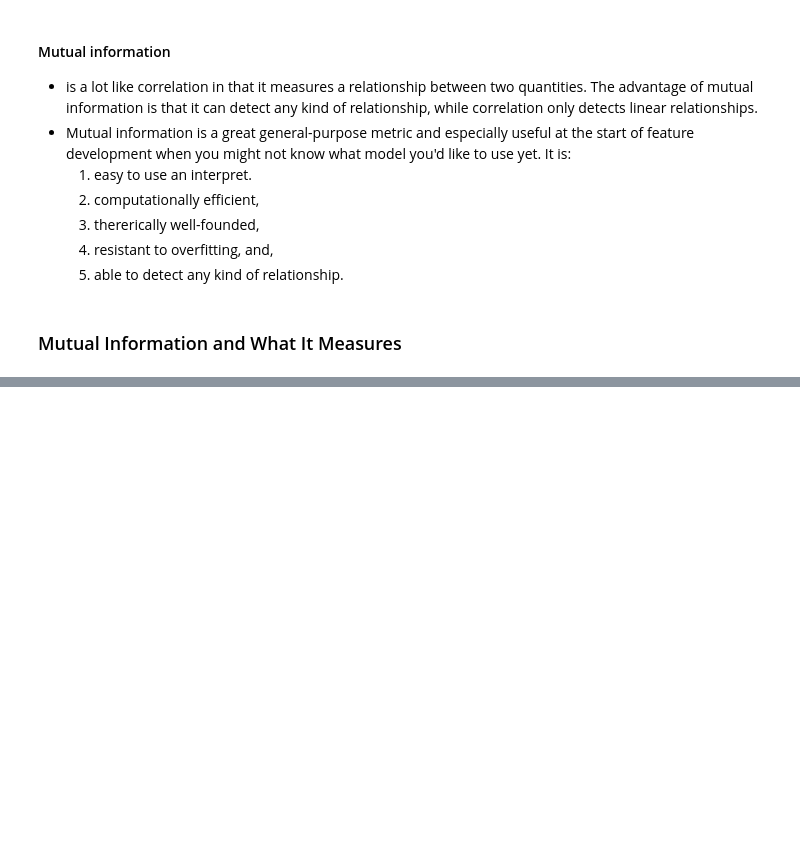
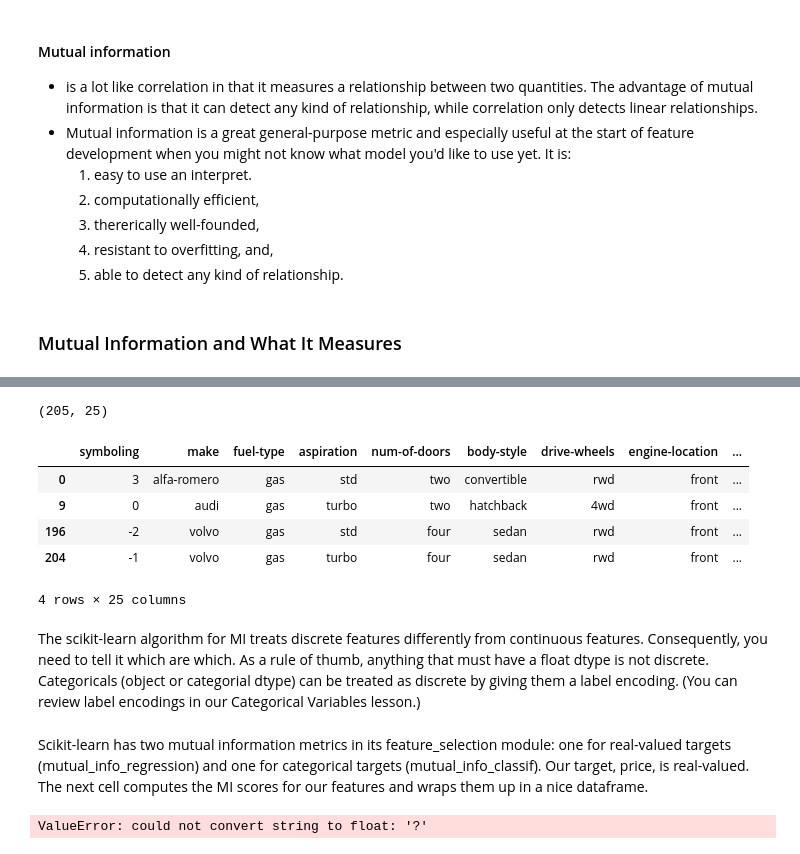
Before and after one commit to jmonti-gh/MachineLearning_Py, a Jupyter notebook: KglFE_1y2_whatis.ipynb, the cells around one changed output, grey strips where cells are left out. Drawn from its saved outputs; the diff is of its cells as text; code cells hidden in the pictures; blank space fills up the shorter version.

Commit message:
kglFE_2 Mutual Information

```diff
--- a/KglFE_1y2_whatis.ipynb
+++ b/KglFE_1y2_whatis.ipynb
@@ -163,0 +217,15 @@ We've seen that engineering new features can improve model performance. But how
+# %%
+df.columns
+df.drop('normalized-losses', axis=1, inplace=True)
+print(df.shape)
+df.iloc[[0, 9, -9, -1]]
+# %% [output]
+(205, 25)
+|  | symboling | make | fuel-type | aspiration | num-of-doors | body-style | drive-wheels | engine-location | ... |
+| 0 | 3 | alfa-romero | gas | std | two | convertible | rwd | front | ... |
+| 9 | 0 | audi | gas | turbo | two | hatchback | 4wd | front | ... |
+| 196 | -2 | volvo | gas | std | four | sedan | rwd | front | ... |
+| 204 | -1 | volvo | gas | turbo | four | sedan | rwd | front | ... |
+4 rows × 25 columns
+# %% [markdown]
+The scikit-learn algorithm for MI treats discrete features differently from continuous features. Consequently, you need to tell it which are which. As a rule of thumb, anything that must have a float dtype is not discrete. Categoricals (object or categorial dtype) can be treated as discrete by giving them a label encoding. (You can review label encodings in our Categorical Variables lesson.)
@@ -163,0 +243,16 @@ We've seen that engineering new features can improve model performance. But how
+# %% [markdown]
+Scikit-learn has two mutual information metrics in its feature_selection module: one for real-valued targets (mutual_info_regression) and one for categorical targets (mutual_info_classif). Our target, price, is real-valued. The next cell computes the MI scores for our features and wraps them up in a nice dataframe.
+# %%
+from sklearn.feature_selection import mutual_info_regression
+
+def make_mi_scores(X, y, discrete_features):
+    mi_scores = mutual_info_regression(X, y,
+                                       discrete_features=discrete_features)
+    mi_scores = pd.Series(mi_scores, name="MI Scores", index=X.columns)
+    mi_scores = mi_scores.sort_values(ascending=False)
+    return mi_scores
+
+mi_scores = make_mi_scores(X, y, discrete_features)
+mi_scores[::3]  # show a few features with their MI scores
+# %% [output]
+ValueError: could not convert string to float: '?'
```
Also changed, not shown: parts of 8 cells of this notebook, 3 other files.
